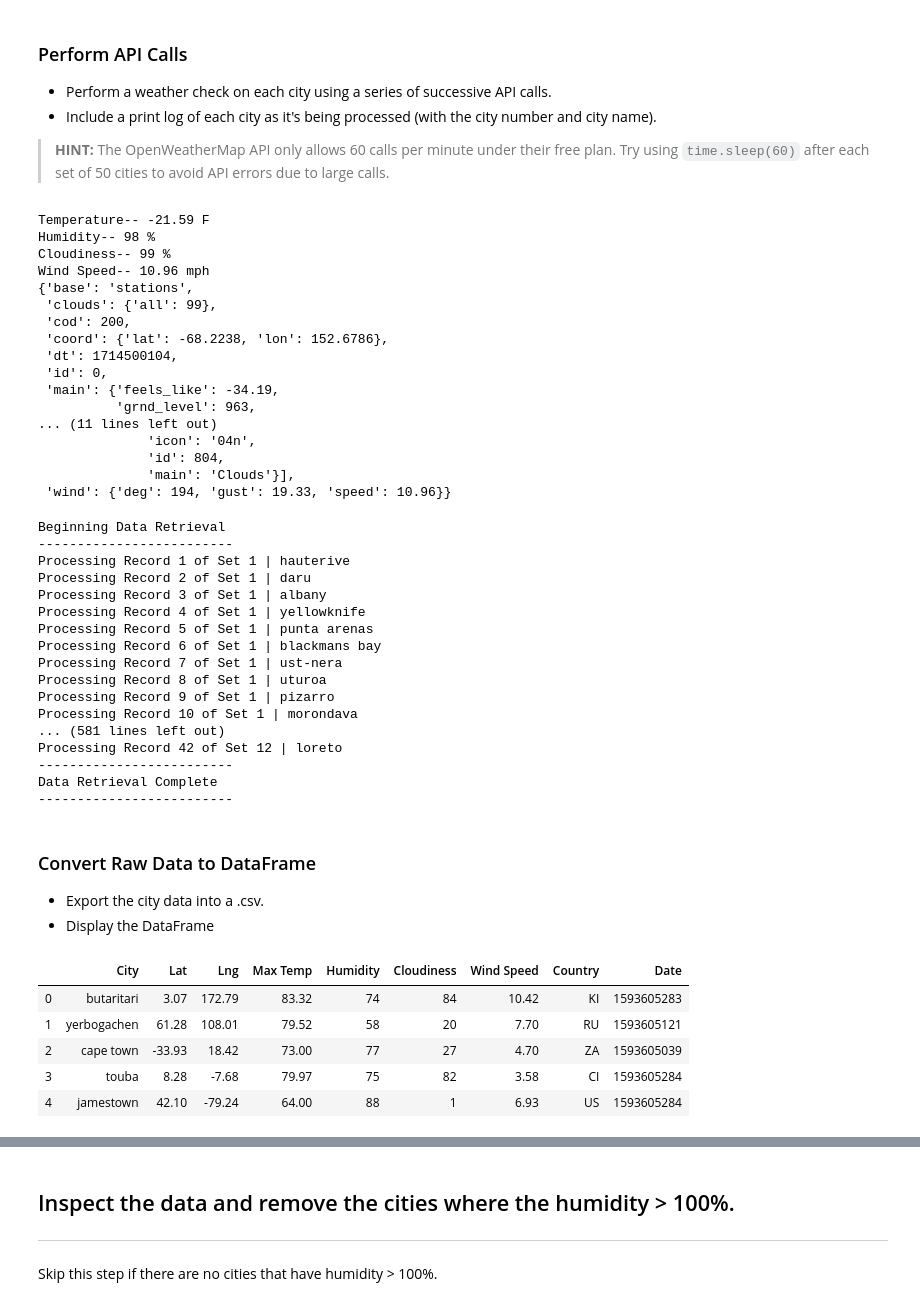
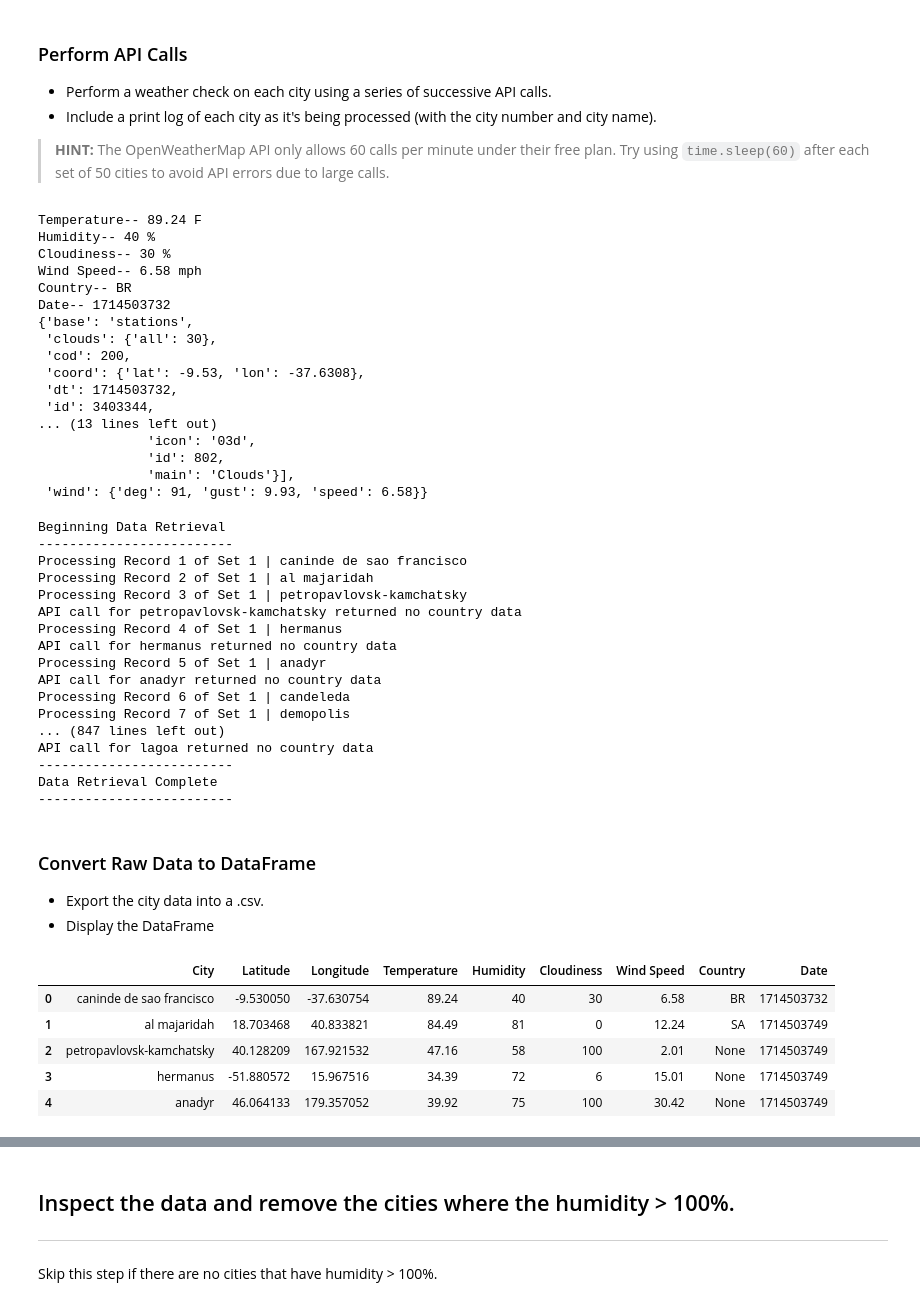
Before and after one commit to Kyle-Markwardt/weather-api-visualizations, a Jupyter notebook: WeatherAPI.ipynb, the cells around one changed output, grey strips where cells are left out. Saved outputs shown, nothing was run; the diff lists cells and outputs as text; code cells hidden in the pictures.

```diff
--- a/WeatherAPI.ipynb
+++ b/WeatherAPI.ipynb
@@ -72,35 +72,39 @@ cities_df.tail()
 ### TEST
 response = requests.get(f'https://api.openweathermap.org/data/2.5/weather?lat={cities_df['Latitude'].iloc[0]}&lon={cities_df['Longitude'].iloc[0]}&appid={weather_api_key}&units={"imperial"}').json()
 
-temp = response['main']['temp']
+temp = response['main']['temp_max']
 humidity = response['main']['humidity']
 cloudiness = response['clouds']['all']
 wind_speed = response['wind']['speed']
+country = response['sys']['country']
+date = response['dt']
 
 print("Temperature--", temp, "F")
 print("Humidity--", humidity, "%")
 print("Cloudiness--", cloudiness, "%")
 print('Wind Speed--', wind_speed, "mph")
+print('Country--', country)
+print('Date--', date)
 
 pprint(response)
 # %% [output]
-Temperature-- -21.59 F
-Humidity-- 98 %
-Cloudiness-- 99 %
-Wind Speed-- 10.96 mph
+Temperature-- 89.24 F
+Humidity-- 40 %
+Cloudiness-- 30 %
+Wind Speed-- 6.58 mph
+Country-- BR
+Date-- 1714503732
 {'base': 'stations',
- 'clouds': {'all': 99},
+ 'clouds': {'all': 30},
  'cod': 200,
- 'coord': {'lat': -68.2238, 'lon': 152.6786},
- 'dt': 1714500104,
- 'id': 0,
- 'main': {'feels_like': -34.19,
-          'grnd_level': 963,
-... (11 lines left out)
-              'icon': '04n',
-              'id': 804,
+ 'coord': {'lat': -9.53, 'lon': -37.6308},
+ 'dt': 1714503732,
+ 'id': 3403344,
+... (13 lines left out)
+              'icon': '03d',
+              'id': 802,
               'main': 'Clouds'}],
- 'wind': {'deg': 194, 'gust': 19.33, 'speed': 10.96}}
+ 'wind': {'deg': 91, 'gust': 9.93, 'speed': 6.58}}
 # %%
 record_count = 0
 set_count = 1
@@ -120,12 +124,16 @@ for index, row in cities_df.iterrows():
 
     response = requests.get(f'https://api.openweathermap.org/data/2.5/weather?lat={row['Latitude']}&lon={row['Longitude']}&appid={weather_api_key}&units={"imperial"}').json()
 
-    temp = response['main']['temp']
+    temp = response['main']['temp_max']
     humidity = response['main']['humidity']
     cloudiness = response['clouds']['all']
     wind_speed = response['wind']['speed']
-    country = response['sys']['country']
     date = response['dt']
+    try:
+        country = response['sys']['country']
+    except:
+        country=None
+        print(f"API call for {row['City']} returned no country data")
 
     temps.append(temp)
     humidities.append(humidity)
@@ -145,18 +153,18 @@ print("-------------------------")
 # %% [output]
 Beginning Data Retrieval
 -------------------------
-Processing Record 1 of Set 1 | hauterive
-Processing Record 2 of Set 1 | daru
-Processing Record 3 of Set 1 | albany
-Processing Record 4 of Set 1 | yellowknife
-Processing Record 5 of Set 1 | punta arenas
-Processing Record 6 of Set 1 | blackmans bay
-Processing Record 7 of Set 1 | ust-nera
-Processing Record 8 of Set 1 | uturoa
-Processing Record 9 of Set 1 | pizarro
-Processing Record 10 of Set 1 | morondava
-... (581 lines left out)
-Processing Record 42 of Set 12 | loreto
+Processing Record 1 of Set 1 | caninde de sao francisco
+Processing Record 2 of Set 1 | al majaridah
+Processing Record 3 of Set 1 | petropavlovsk-kamchatsky
+API call for petropavlovsk-kamchatsky returned no country data
+Processing Record 4 of Set 1 | hermanus
+API call for hermanus returned no country data
+Processing Record 5 of Set 1 | anadyr
+API call for anadyr returned no country data
+Processing Record 6 of Set 1 | candeleda
+Processing Record 7 of Set 1 | demopolis
+... (847 lines left out)
+API call for lagoa returned no country data
 -------------------------
 Data Retrieval Complete
 -------------------------
@@ -167,18 +175,19 @@ Data Retrieval Complete
 # %%
 weather_data = {
     "Temperature": temps,
     "Humidity": humidities,
     "Cloudiness": clouds,
     "Wind Speed": wind_speeds,
     "Country": countries,
     "Date": dates
 }
 
 cities_df = cities_df.assign(**weather_data)
+cities_df.head()
 # %% [output]
-|  | City | Lat | Lng | Max Temp | Humidity | Cloudiness | Wind Speed | Country | Date |
-| 0 | butaritari | 3.07 | 172.79 | 83.32 | 74 | 84 | 10.42 | KI | 1593605283 |
-| 1 | yerbogachen | 61.28 | 108.01 | 79.52 | 58 | 20 | 7.70 | RU | 1593605121 |
-| 2 | cape town | -33.93 | 18.42 | 73.00 | 77 | 27 | 4.70 | ZA | 1593605039 |
-| 3 | touba | 8.28 | -7.68 | 79.97 | 75 | 82 | 3.58 | CI | 1593605284 |
-| 4 | jamestown | 42.10 | -79.24 | 64.00 | 88 | 1 | 6.93 | US | 1593605284 |
+|  | City | Latitude | Longitude | Temperature | Humidity | Cloudiness | Wind Speed | Country | Date |
+| 0 | caninde de sao francisco | -9.530050 | -37.630754 | 89.24 | 40 | 30 | 6.58 | BR | 1714503732 |
+| 1 | al majaridah | 18.703468 | 40.833821 | 84.49 | 81 | 0 | 12.24 | SA | 1714503749 |
+| 2 | petropavlovsk-kamchatsky | 40.128209 | 167.921532 | 47.16 | 58 | 100 | 2.01 | None | 1714503749 |
+| 3 | hermanus | -51.880572 | 15.967516 | 34.39 | 72 | 6 | 15.01 | None | 1714503749 |
+| 4 | anadyr | 46.064133 | 179.357052 | 39.92 | 75 | 100 | 30.42 | None | 1714503749 |
```
Also changed, not shown: parts of 32 cells of this notebook.
